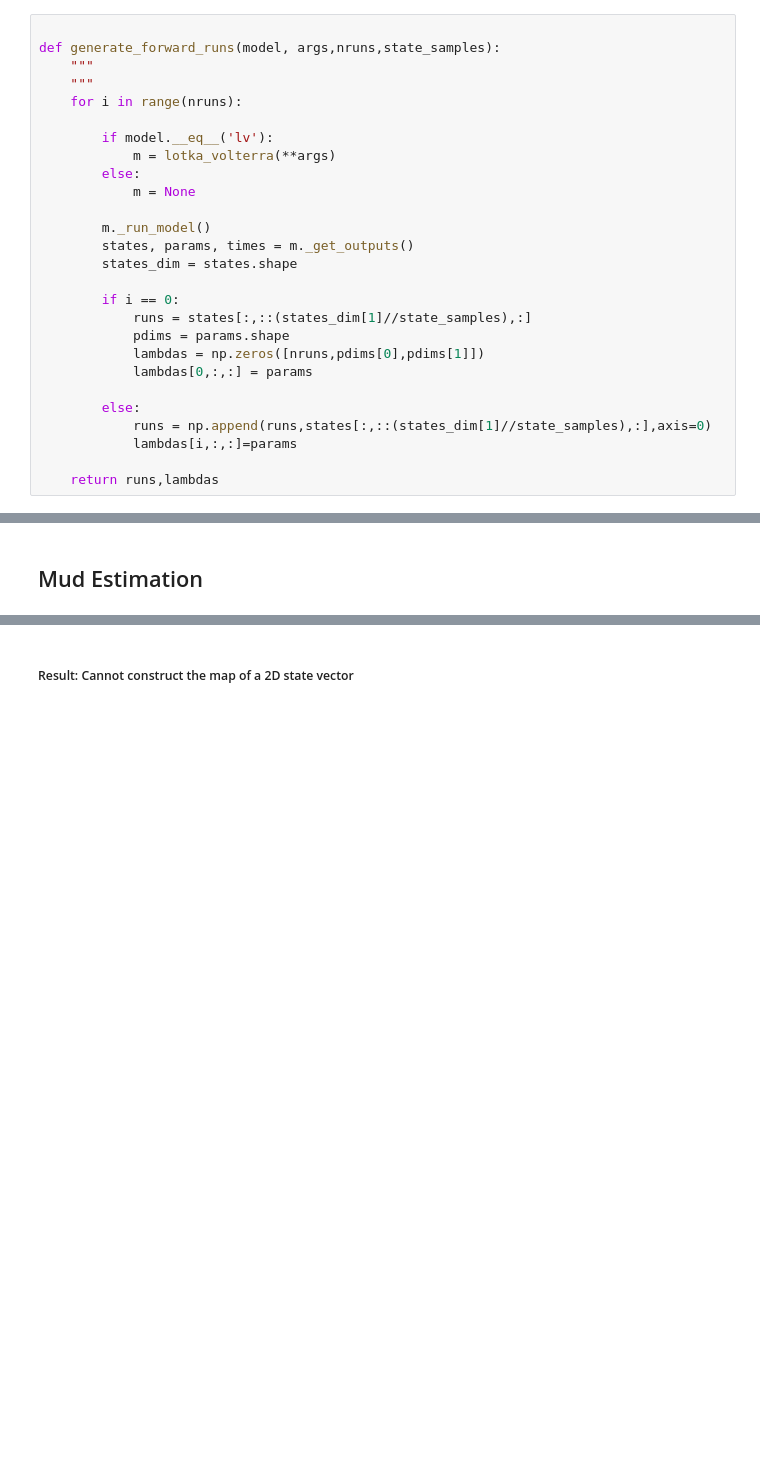
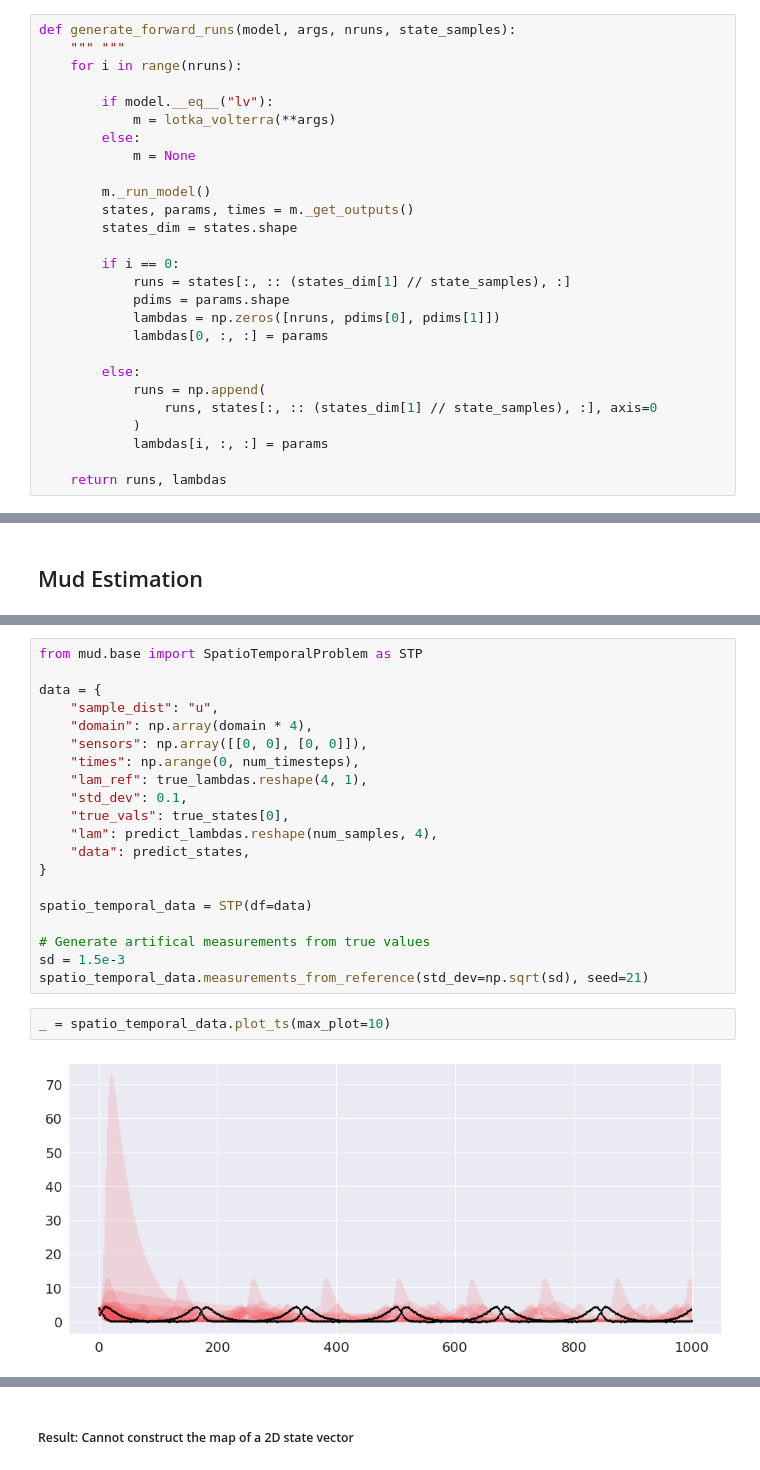
Before and after one commit to rs821505/DC_Sequential, a Jupyter notebook: dc_notebooks/mud_estimation.ipynb, the cells around one changed output, grey strips where cells are left out. Cells and saved outputs as stored; diff of their text form; blank space fills up the shorter version.

Commit message:
:sparkles: SpatioTemporalProblem example
Add:
 + Example of how to construct mud problems using the
   SpatioTemporalProblem class to mud_estimation notebook.

```diff
--- a/dc_notebooks/mud_estimation.ipynb
+++ b/dc_notebooks/mud_estimation.ipynb
@@ -48,13 +68,11 @@ The given ode system has a two-dimensional state vector consisting of $x$ and $y
 # %% [markdown]
 ### Generate the samples from the forward model
 # %%
-
-def generate_forward_runs(model, args,nruns,state_samples):
-    """
-    """
+def generate_forward_runs(model, args, nruns, state_samples):
+    """ """
     for i in range(nruns):
 
-        if model.__eq__('lv'):
+        if model.__eq__("lv"):
             m = lotka_volterra(**args)
         else:
             m = None
@@ -64,16 +82,18 @@ def generate_forward_runs(model, args,nruns,state_samples):
         states_dim = states.shape
 
         if i == 0:
-            runs = states[:,::(states_dim[1]//state_samples),:]
+            runs = states[:, :: (states_dim[1] // state_samples), :]
             pdims = params.shape
-            lambdas = np.zeros([nruns,pdims[0],pdims[1]])
-            lambdas[0,:,:] = params
+            lambdas = np.zeros([nruns, pdims[0], pdims[1]])
+            lambdas[0, :, :] = params
 
         else:
-            runs = np.append(runs,states[:,::(states_dim[1]//state_samples),:],axis=0)
-            lambdas[i,:,:]=params
+            runs = np.append(
+                runs, states[:, :: (states_dim[1] // state_samples), :], axis=0
+            )
+            lambdas[i, :, :] = params
 
-    return runs,lambdas
+    return runs, lambdas
 # %% [markdown]
 ### Generate true parameter values to be estimated for $\alpha, \beta, \gamma, \delta$
 
@@ -189,0 +184,24 @@ array([0.74099233])
+# %%
+from mud.base import SpatioTemporalProblem as STP
+
+data = {
+    "sample_dist": "u",
+    "domain": np.array(domain * 4),
+    "sensors": np.array([[0, 0], [0, 0]]),
+    "times": np.arange(0, num_timesteps),
+    "lam_ref": true_lambdas.reshape(4, 1),
+    "std_dev": 0.1,
+    "true_vals": true_states[0],
+    "lam": predict_lambdas.reshape(num_samples, 4),
+    "data": predict_states,
+}
+
+spatio_temporal_data = STP(df=data)
+
+# Generate artifical measurements from true values
+sd = 1.5e-3
+spatio_temporal_data.measurements_from_reference(std_dev=np.sqrt(sd), seed=21)
+# %%
+_ = spatio_temporal_data.plot_ts(max_plot=10)
+# %% [output]
+[figure, added]
```
Also changed, not shown: parts of 33 cells of this notebook.
